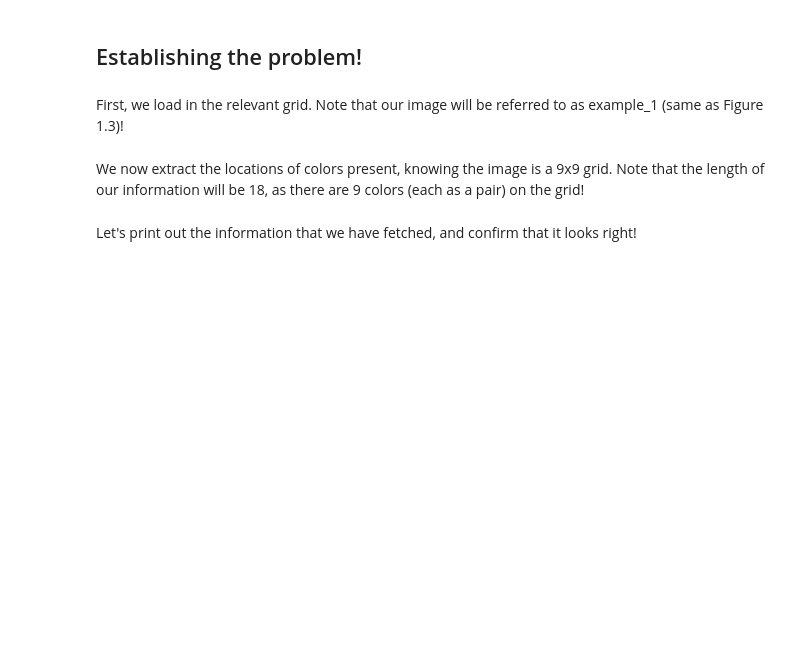
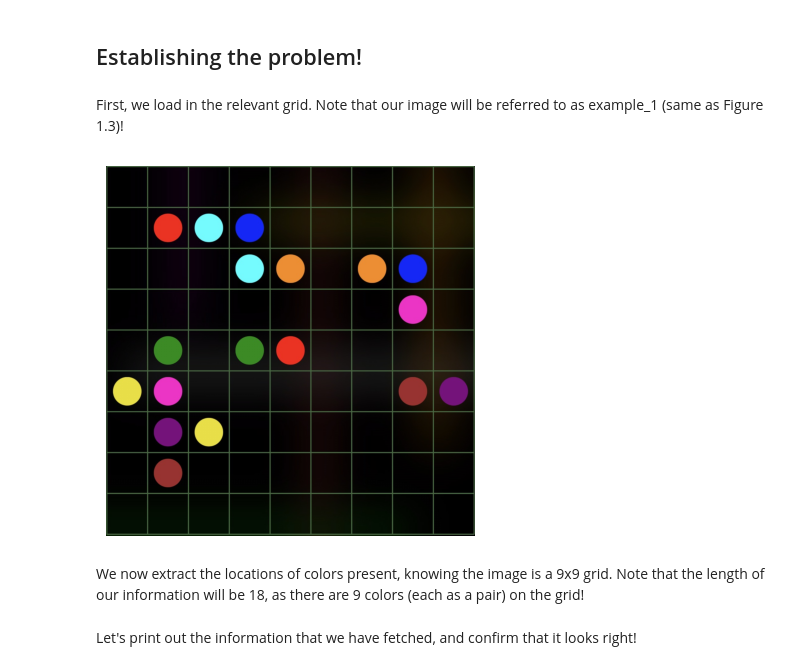
Before and after one commit to Mingbei-Liu/Flow, a Jupyter notebook: flow.ipynb, the cells around one changed output. Saved outputs shown, nothing was run; the diff lists cells and outputs as text; code cells hidden in the pictures; blank space fills up the shorter version.

```diff
--- a/flow.ipynb
+++ b/flow.ipynb
@@ -12,6 +12,11 @@ import matplotlib.pyplot as plt
 First, we load in the relevant grid. Note that our image will be referred to as example_1 (same as Figure 1.3)!
 # %%
 img = flow.load_img("examples/example_1.png")
+plt.imshow(img)
+plt.axis('off')
+plt.show()
+# %% [output]
+[figure, added]
 # %% [markdown]
 We now extract the locations of colors present, knowing the image is a 9x9 grid. Note that the length of our information will be 18, as there are 9 colors (each as a pair) on the grid!
 # %%
```
Also changed, not shown: parts of 6 cells of this notebook, 4 other files.
